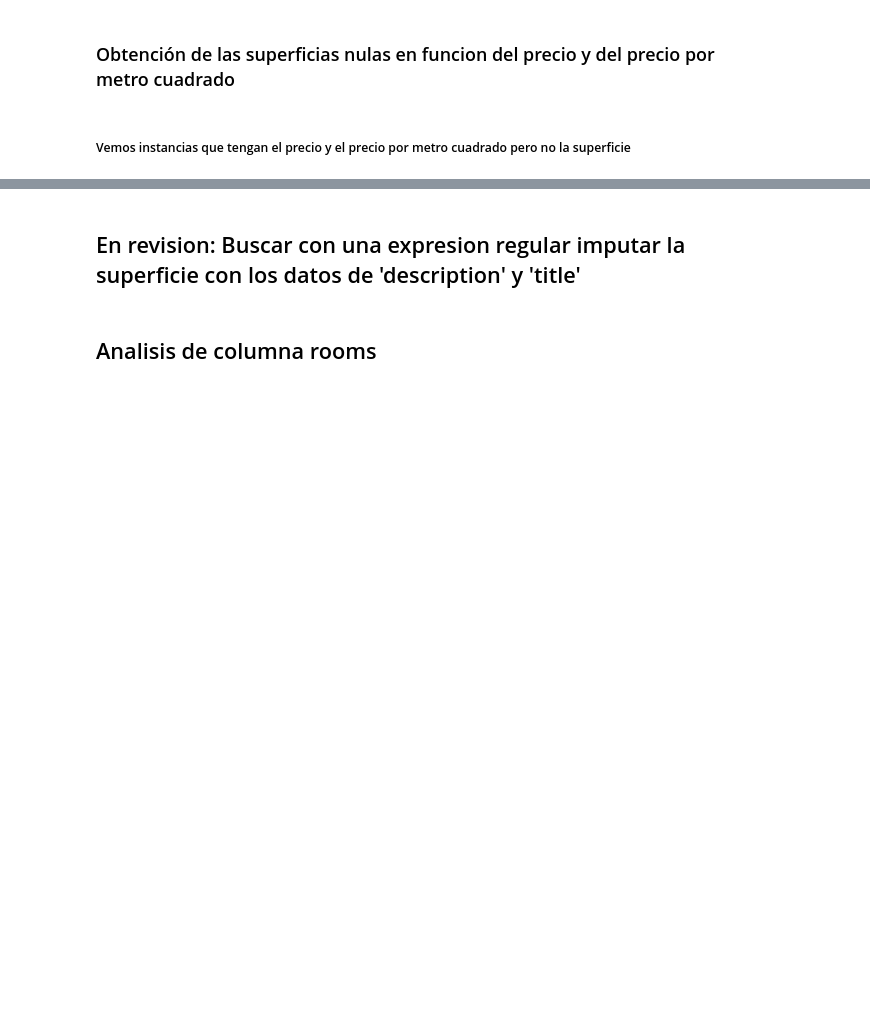
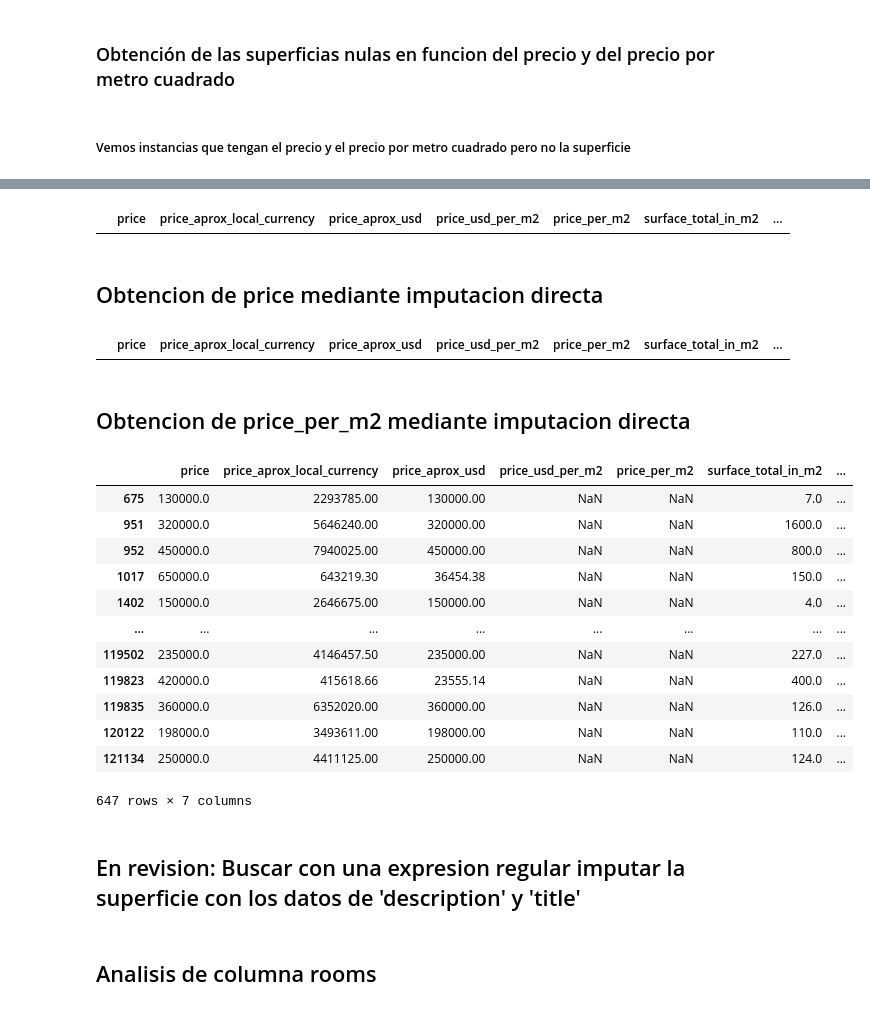
Before and after one commit to BenkosT/TP_Limpieza, a Jupyter notebook: Notebooks/Limpieza.ipynb, the cells around one changed output, grey strips where cells are left out. Drawn from its saved outputs; the diff is of its cells as text; code cells hidden in the pictures; blank space fills up the shorter version.

Commit message:
busqueda para imputar directamente surface, price y price per m2

```diff
--- a/Notebooks/Limpieza.ipynb
+++ b/Notebooks/Limpieza.ipynb
@@ -865,13 +894,16 @@ print (data_surface_total_in_m2_zero[["property_type" , "surface_total_in_m2" ,
 ### Datos de superficie total o superficie que imputo uno con el otro
 # %%
 # Realizamos una mascara para ver que valores tenemos nulos o ceros de superficie total pero que la cubierta no es nula ni cero, por lo tanto se la podemos imputar
+mask_surface_total_in_m2_null = ((data.surface_total_in_m2 == 0) | (data.surface_total_in_m2.isnull())) & ((data.surface_covered_in_m2 != 0) & (data.surface_covered_in_m2.notnull()))
+data_surface_total_in_m2_null = data[mask_surface_total_in_m2_null]
 
-mask_surface_total_in_m2_zero = ((data.surface_total_in_m2 == 0) | (data.surface_total_in_m2.isnull())) & ((data.surface_covered_in_m2 != 0) & (data.surface_covered_in_m2.notnull()))
-data_surface_total_in_m2_zero = data[mask_surface_total_in_m2_zero]
+# Realizamos una mascara para ver que valores tenemos nulos o ceros de superficie cubierta pero que la total no es nula ni cero, por lo tanto se la podemos imputar
+mask_surface_covered_in_m2_null = ((data.surface_total_in_m2 != 0) & (data.surface_total_in_m2.notnull())) & ((data.surface_covered_in_m2 == 0) | (data.surface_covered_in_m2.isnull()))
+data_surface_covered_in_m2_null = data[mask_surface_covered_in_m2_null]
 
-print (data_surface_total_in_m2_zero[["property_type" , "surface_total_in_m2" , "surface_covered_in_m2"]])
 
-#Como el DataFrame no es nulo, vamos a poder imputar los valores nulos o ceros de superficie total con la superficie cubierta
+print (data_surface_total_in_m2_null[["property_type" , "surface_total_in_m2" , "surface_covered_in_m2"]])
+print (data_surface_covered_in_m2_null[["property_type" , "surface_total_in_m2" , "surface_covered_in_m2"]])
 # %% [output]
        property_type  surface_total_in_m2  surface_covered_in_m2
 68         apartment                  NaN                   72.0
@@ -903,10 +925,6 @@ Index: []
 # %%
 # Aca imputamos los valores nulos o ceros de superficie total con los valores de superficie cubierta, utilizando la mascara mask_surface_total_in_m2_zero
+data.loc[data_surface_total_in_m2_null.index, "surface_total_in_m2"] = data.loc[data_surface_total_in_m2_null.index, "surface_covered_in_m2"]
 
-data.loc[data_surface_total_in_m2_zero.index, "surface_total_in_m2"] = data.loc[data_surface_total_in_m2_zero.index, "surface_covered_in_m2"]
-
-#Aca imputamos las instancias de superficie total iguales a cero o nulos con el valor correspondiente de esa instancia de superficie cubierta cuando este valor no es cero o nulo
+# Aca imputamos los valores nulos o ceros de superficie cubierta con los valores de superficie total, utilizando la mascara mask_surface_covered_in_m2_zero
+data.loc[data_surface_covered_in_m2_null.index, "surface_covered_in_m2"] = data.loc[data_surface_covered_in_m2_null.index, "surface_total_in_m2"]
-# %%
-# Aca imputamos los valores nulos o ceros de superficie cubierta con los valores de superficie total, utilizando la mascara mask_surface_covered_in_m2_zero
-
-data.loc[data_surface_covered_in_m2_zero.index, "surface_covered_in_m2"] = data.loc[data_surface_covered_in_m2_zero.index, "surface_total_in_m2"]
@@ -961,3 +937,55 @@ aplicacion
+# %%
+# Se hacen tres mascaras booleanas: mask_surfaces_null = instancias sin datos de superficie / mask_prices_notnull = instancias con algun dato de precio / mask_prices_per_m2_notnull = instancias con algun dato de precio por metro cuadrado
+condition_surfaces_null = ((data.surface_total_in_m2 == 0) | (data.surface_total_in_m2.isnull())) & ((data.surface_covered_in_m2 == 0) | (data.surface_covered_in_m2.isnull()))
+condition_prices_notnull = ((data.price != 0) & (data.price.notnull())) | ((data.price_aprox_local_currency != 0) & (data.price_aprox_local_currency.notnull())) | ((data.price_aprox_usd != 0) & (data.price_aprox_usd.notnull()))
+condition_prices_per_m2_notnull = ((data.price_usd_per_m2!=0) & (data.price_usd_per_m2.notnull())) | ((data.price_per_m2!=0) & (data.price_per_m2.notnull()))
+
+mask_surfaces_imput = condition_surfaces_null & condition_prices_notnull & condition_prices_per_m2_notnull
+data_surfaces_imput = data[mask_surfaces_imput]
+
+data_surfaces_imput[["price" , "price_aprox_local_currency" , "price_aprox_usd" , "price_usd_per_m2" , "price_per_m2" , "surface_total_in_m2" , "surface_covered_in_m2"]]
+# %% [output]
+|  | price | price_aprox_local_currency | price_aprox_usd | price_usd_per_m2 | price_per_m2 | surface_total_in_m2 | ... |
+# %% [markdown]
+## Obtencion de price mediante imputacion directa
+# %%
+# Se hacen tres mascaras booleanas: mask_surfaces_nonull = instancias con datos de superficie no nulos / mask_prices_null = instancias sin datos de precios / mask_prices_per_m2_notnull = instancias con algun dato de precio por metro cuadrado
+condition_surfaces_notnull = ((data.surface_total_in_m2 != 0) & (data.surface_total_in_m2.notnull())) | ((data.surface_covered_in_m2 != 0) & (data.surface_covered_in_m2.notnull()))
+condition_prices_null = ((data.price == 0) | (data.price.isnull())) & ((data.price_aprox_local_currency == 0) | (data.price_aprox_local_currency.isnull())) & ((data.price_aprox_usd == 0) | (data.price_aprox_usd.isnull()))
+condition_prices_per_m2_notnull = ((data.price_usd_per_m2!=0) & (data.price_usd_per_m2.notnull())) | ((data.price_per_m2!=0) & (data.price_per_m2.notnull()))
+
+mask_prices_imput = condition_surfaces_null & condition_prices_notnull & condition_prices_per_m2_notnull
+data_prices_imput = data[mask_prices_imput]
+
+data_prices_imput[["price" , "price_aprox_local_currency" , "price_aprox_usd" , "price_usd_per_m2" , "price_per_m2" , "surface_total_in_m2" , "surface_covered_in_m2"]]
+# %% [output]
+|  | price | price_aprox_local_currency | price_aprox_usd | price_usd_per_m2 | price_per_m2 | surface_total_in_m2 | ... |
+# %% [markdown]
+## Obtencion de price_per_m2 mediante imputacion directa
+# %%
+# Se hacen tres mascaras booleanas: mask_surfaces_null = instancias sin datos de superficie / mask_prices_notnull = instancias con algun dato de precio / mask_prices_per_m2_notnull = instancias con algun dato de precio por metro cuadrado
+condition_surfaces_notnull = ((data.surface_total_in_m2 != 0) & (data.surface_total_in_m2.notnull())) | ((data.surface_covered_in_m2 != 0) & (data.surface_covered_in_m2.notnull()))
+condition_prices_notnull = ((data.price != 0) & (data.price.notnull())) | ((data.price_aprox_local_currency != 0) & (data.price_aprox_local_currency.notnull())) | ((data.price_aprox_usd != 0) & (data.price_aprox_usd.notnull()))
+condition_prices_per_m2_null = ((data.price_usd_per_m2 ==0) | (data.price_usd_per_m2.isnull())) & ((data.price_per_m2 ==0) | (data.price_per_m2.isnull()))
+
+mask_prices_per_m2_imput = condition_surfaces_notnull & condition_prices_notnull & condition_prices_per_m2_null
+data_prices_per_m2_imput = data[mask_prices_per_m2_imput]
+
+data_prices_per_m2_imput[["price" , "price_aprox_local_currency" , "price_aprox_usd" , "price_usd_per_m2" , "price_per_m2" , "surface_total_in_m2" , "surface_covered_in_m2"]]
+# %% [output]
+|  | price | price_aprox_local_currency | price_aprox_usd | price_usd_per_m2 | price_per_m2 | surface_total_in_m2 | ... |
+| 675 | 130000.0 | 2293785.00 | 130000.00 | NaN | NaN | 7.0 | ... |
+| 951 | 320000.0 | 5646240.00 | 320000.00 | NaN | NaN | 1600.0 | ... |
+| 952 | 450000.0 | 7940025.00 | 450000.00 | NaN | NaN | 800.0 | ... |
+| 1017 | 650000.0 | 643219.30 | 36454.38 | NaN | NaN | 150.0 | ... |
+| 1402 | 150000.0 | 2646675.00 | 150000.00 | NaN | NaN | 4.0 | ... |
+| ... | ... | ... | ... | ... | ... | ... | ... |
+| 119502 | 235000.0 | 4146457.50 | 235000.00 | NaN | NaN | 227.0 | ... |
+| 119823 | 420000.0 | 415618.66 | 23555.14 | NaN | NaN | 400.0 | ... |
+| 119835 | 360000.0 | 6352020.00 | 360000.00 | NaN | NaN | 126.0 | ... |
+| 120122 | 198000.0 | 3493611.00 | 198000.00 | NaN | NaN | 110.0 | ... |
+| 121134 | 250000.0 | 4411125.00 | 250000.00 | NaN | NaN | 124.0 | ... |
+647 rows × 7 columns
 # %% [markdown]
 ## En revision: Buscar con una expresion regular imputar la superficie con los datos de 'description' y 'title'
 # %% [markdown]
```
Also changed, not shown: parts of 13 cells of this notebook.
